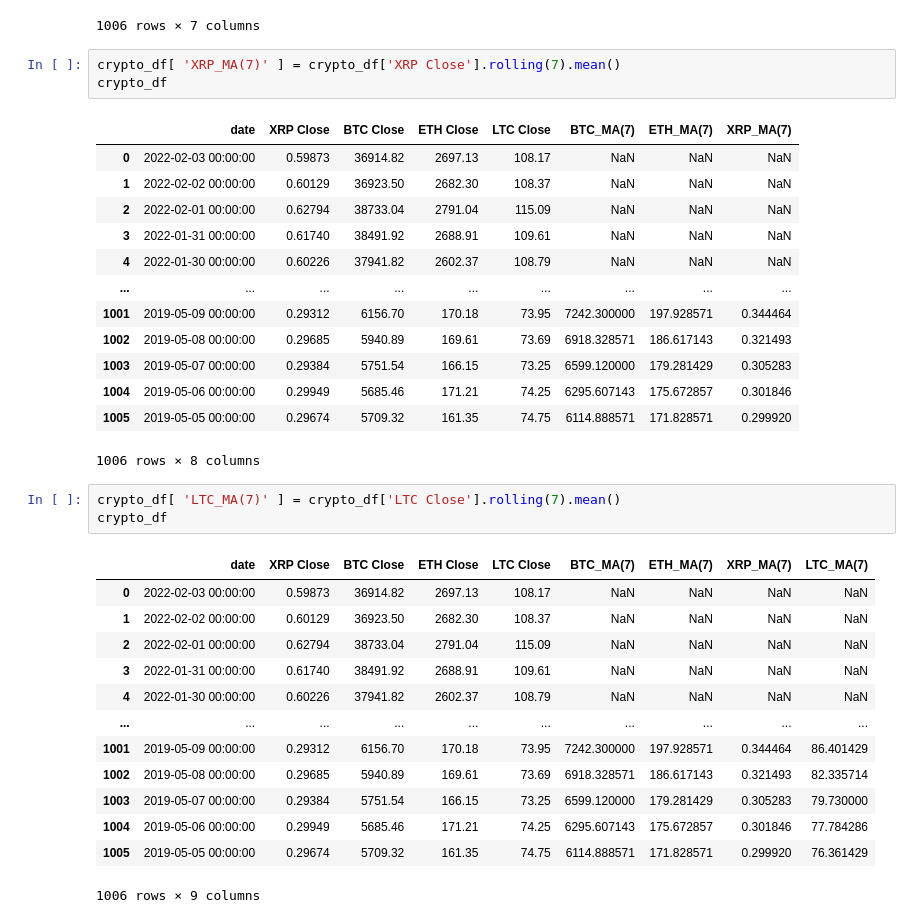
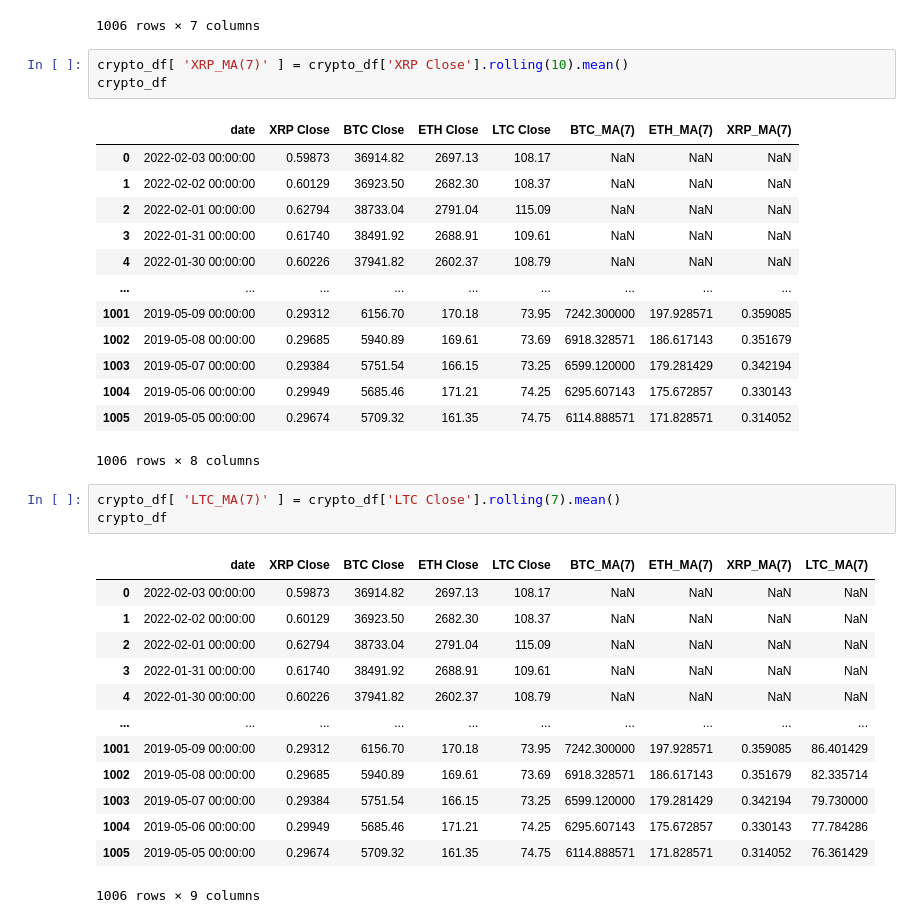
Before and after one commit to reiderwin/mustache-list-sequence, a Jupyter notebook: ccs_crypto_edits/crypto.ipynb, the cells around one changed output. Cells and saved outputs as stored; diff of their text form.

```diff
--- a/ccs_crypto_edits/crypto.ipynb
+++ b/ccs_crypto_edits/crypto.ipynb
@@ -267,21 +267,21 @@ crypto_df
 | 1005 | 2019-05-05 00:00:00 | 0.29674 | 5709.32 | 161.35 | 74.75 | 6114.888571 | 171.828571 |
 1006 rows × 7 columns
 # %%
-crypto_df[ 'XRP_MA(7)' ] = crypto_df['XRP Close'].rolling(7).mean()
+crypto_df[ 'XRP_MA(7)' ] = crypto_df['XRP Close'].rolling(10).mean()
 crypto_df
 # %% [output]
 |  | date | XRP Close | BTC Close | ETH Close | LTC Close | BTC_MA(7) | ETH_MA(7) | XRP_MA(7) |
 | 0 | 2022-02-03 00:00:00 | 0.59873 | 36914.82 | 2697.13 | 108.17 | NaN | NaN | NaN |
 | 1 | 2022-02-02 00:00:00 | 0.60129 | 36923.50 | 2682.30 | 108.37 | NaN | NaN | NaN |
 | 2 | 2022-02-01 00:00:00 | 0.62794 | 38733.04 | 2791.04 | 115.09 | NaN | NaN | NaN |
 | 3 | 2022-01-31 00:00:00 | 0.61740 | 38491.92 | 2688.91 | 109.61 | NaN | NaN | NaN |
 | 4 | 2022-01-30 00:00:00 | 0.60226 | 37941.82 | 2602.37 | 108.79 | NaN | NaN | NaN |
 | ... | ... | ... | ... | ... | ... | ... | ... | ... |
-| 1001 | 2019-05-09 00:00:00 | 0.29312 | 6156.70 | 170.18 | 73.95 | 7242.300000 | 197.928571 | 0.344464 |
-| 1002 | 2019-05-08 00:00:00 | 0.29685 | 5940.89 | 169.61 | 73.69 | 6918.328571 | 186.617143 | 0.321493 |
-| 1003 | 2019-05-07 00:00:00 | 0.29384 | 5751.54 | 166.15 | 73.25 | 6599.120000 | 179.281429 | 0.305283 |
-| 1004 | 2019-05-06 00:00:00 | 0.29949 | 5685.46 | 171.21 | 74.25 | 6295.607143 | 175.672857 | 0.301846 |
-| 1005 | 2019-05-05 00:00:00 | 0.29674 | 5709.32 | 161.35 | 74.75 | 6114.888571 | 171.828571 | 0.299920 |
+| 1001 | 2019-05-09 00:00:00 | 0.29312 | 6156.70 | 170.18 | 73.95 | 7242.300000 | 197.928571 | 0.359085 |
+| 1002 | 2019-05-08 00:00:00 | 0.29685 | 5940.89 | 169.61 | 73.69 | 6918.328571 | 186.617143 | 0.351679 |
+| 1003 | 2019-05-07 00:00:00 | 0.29384 | 5751.54 | 166.15 | 73.25 | 6599.120000 | 179.281429 | 0.342194 |
+| 1004 | 2019-05-06 00:00:00 | 0.29949 | 5685.46 | 171.21 | 74.25 | 6295.607143 | 175.672857 | 0.330143 |
+| 1005 | 2019-05-05 00:00:00 | 0.29674 | 5709.32 | 161.35 | 74.75 | 6114.888571 | 171.828571 | 0.314052 |
 1006 rows × 8 columns
 # %%
 crypto_df[ 'LTC_MA(7)' ] = crypto_df['LTC Close'].rolling(7).mean()
@@ -294,11 +294,11 @@ crypto_df
 | 3 | 2022-01-31 00:00:00 | 0.61740 | 38491.92 | 2688.91 | 109.61 | NaN | NaN | NaN | NaN |
 | 4 | 2022-01-30 00:00:00 | 0.60226 | 37941.82 | 2602.37 | 108.79 | NaN | NaN | NaN | NaN |
 | ... | ... | ... | ... | ... | ... | ... | ... | ... | ... |
-| 1001 | 2019-05-09 00:00:00 | 0.29312 | 6156.70 | 170.18 | 73.95 | 7242.300000 | 197.928571 | 0.344464 | 86.401429 |
-| 1002 | 2019-05-08 00:00:00 | 0.29685 | 5940.89 | 169.61 | 73.69 | 6918.328571 | 186.617143 | 0.321493 | 82.335714 |
-| 1003 | 2019-05-07 00:00:00 | 0.29384 | 5751.54 | 166.15 | 73.25 | 6599.120000 | 179.281429 | 0.305283 | 79.730000 |
-| 1004 | 2019-05-06 00:00:00 | 0.29949 | 5685.46 | 171.21 | 74.25 | 6295.607143 | 175.672857 | 0.301846 | 77.784286 |
-| 1005 | 2019-05-05 00:00:00 | 0.29674 | 5709.32 | 161.35 | 74.75 | 6114.888571 | 171.828571 | 0.299920 | 76.361429 |
+| 1001 | 2019-05-09 00:00:00 | 0.29312 | 6156.70 | 170.18 | 73.95 | 7242.300000 | 197.928571 | 0.359085 | 86.401429 |
+| 1002 | 2019-05-08 00:00:00 | 0.29685 | 5940.89 | 169.61 | 73.69 | 6918.328571 | 186.617143 | 0.351679 | 82.335714 |
+| 1003 | 2019-05-07 00:00:00 | 0.29384 | 5751.54 | 166.15 | 73.25 | 6599.120000 | 179.281429 | 0.342194 | 79.730000 |
+| 1004 | 2019-05-06 00:00:00 | 0.29949 | 5685.46 | 171.21 | 74.25 | 6295.607143 | 175.672857 | 0.330143 | 77.784286 |
+| 1005 | 2019-05-05 00:00:00 | 0.29674 | 5709.32 | 161.35 | 74.75 | 6114.888571 | 171.828571 | 0.314052 | 76.361429 |
 1006 rows × 9 columns
 # %%
 ma7_df = crypto_df.dropna()
```
Also changed, not shown: parts of 18 cells of this notebook.
